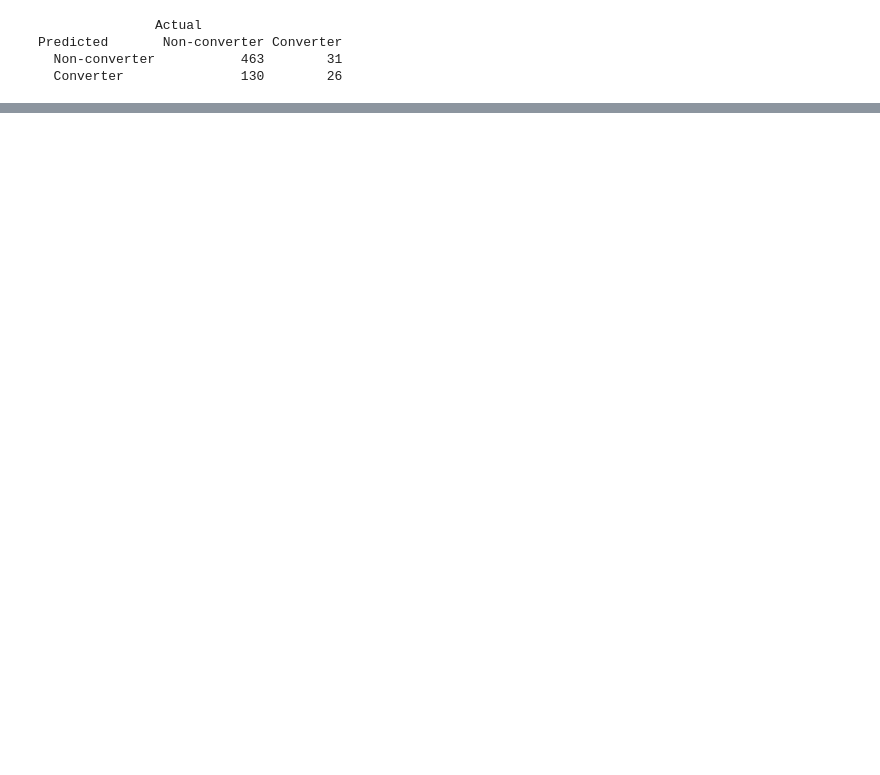
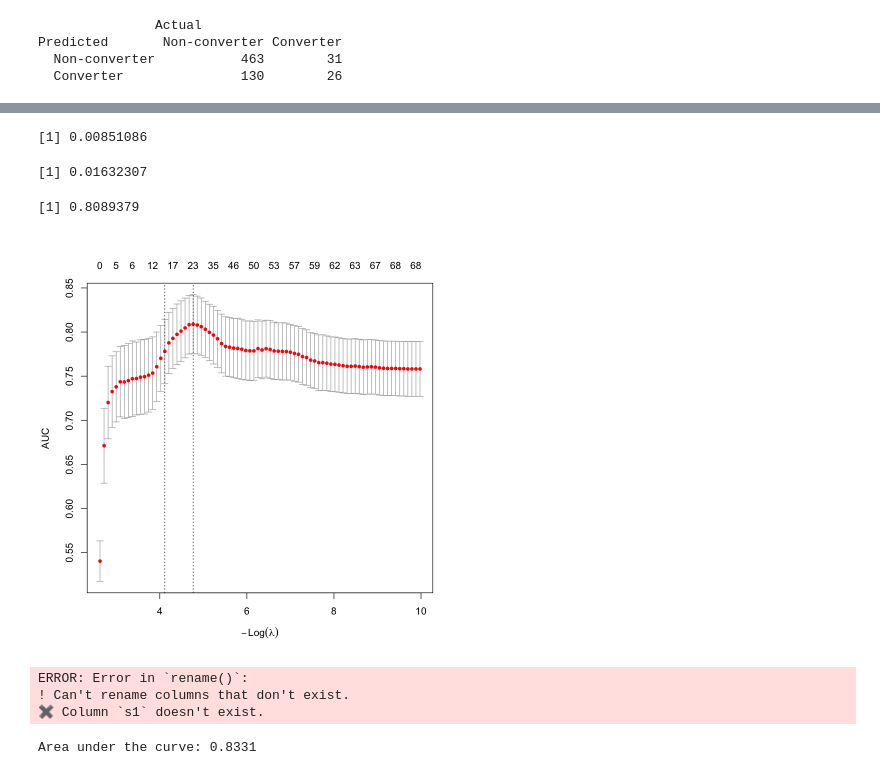
Before and after one commit to ACastellana0629/AD_onboarding, a Jupyter notebook: R_analysis/Analysis.ipynb, the cells around one changed output, grey strips where cells are left out. Drawn from its saved outputs; the diff is of its cells as text; code cells hidden in the pictures; blank space fills up the shorter version.

Commit message:
added a LASSO model and summary notes before the meeting.

```diff
--- a/R_analysis/Analysis.ipynb
+++ b/R_analysis/Analysis.ipynb
@@ -1801,0 +2107,67 @@ Predicted       Non-converter Converter
+# %%
+# ============================================================
+# Step 21b: Cross-validated lasso
+# ============================================================
+
+set.seed(123)
+
+cv_lasso <- cv.glmnet(
+  x = x_lasso,
+  y = y_lasso,
+  family = "binomial",
+  alpha = 1,           # lasso penalty
+  nfolds = 10,
+  type.measure = "auc"
+)
+
+plot(cv_lasso)
+
+cv_lasso$lambda.min
+cv_lasso$lambda.1se
+max(cv_lasso$cvm, na.rm = TRUE)
+# %% [output]
+[1] 0.00851086
+[1] 0.01632307
+[1] 0.8089379
+[figure, added]
+# %%
+# ============================================================
+# Step 21c: Variables selected by lasso
+# Using lambda.1se = more conservative / easier to explain
+# ============================================================
+
+lasso_coef <- coef(cv_lasso, s = "lambda.1se")
+
+lasso_coef_df <- as.matrix(lasso_coef) %>%
+  as.data.frame() %>%
+  tibble::rownames_to_column("term") %>%
+  rename(coef = s1) %>%
+  filter(coef != 0)
+
+lasso_coef_df
+# %% [output]
+ERROR: Error in `rename()`:
+! Can't rename columns that don't exist.
+✖ Column `s1` doesn't exist.
+# %%
+# ============================================================
+# Step 21d: Lasso predicted probabilities and AUC
+# ============================================================
+
+lasso_pred <- predict(
+  cv_lasso,
+  newx = x_lasso,
+  s = "lambda.1se",
+  type = "response"
+)[,1]
+
+roc_lasso <- roc(
+  response = lasso_data$converter_binary,
+  predictor = lasso_pred,
+  levels = c("Non-converter", "Converter"),
+  direction = "<"
+)
+
+auc(roc_lasso)
+# %% [output]
+Area under the curve: 0.8331
```
Also changed, not shown: parts of 18 cells of this notebook.
